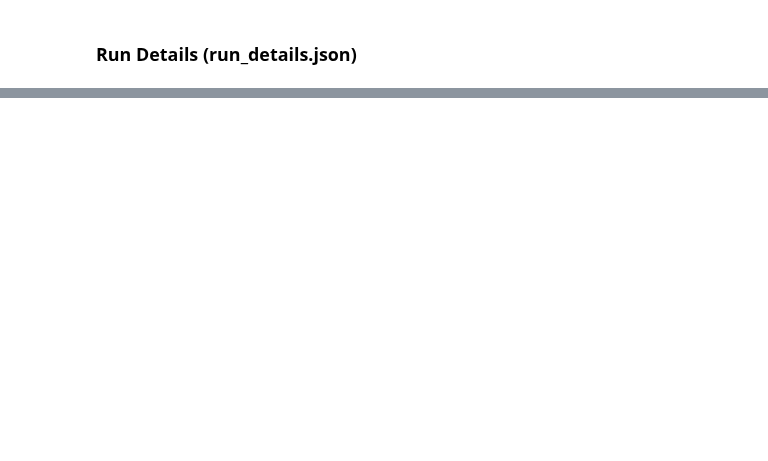
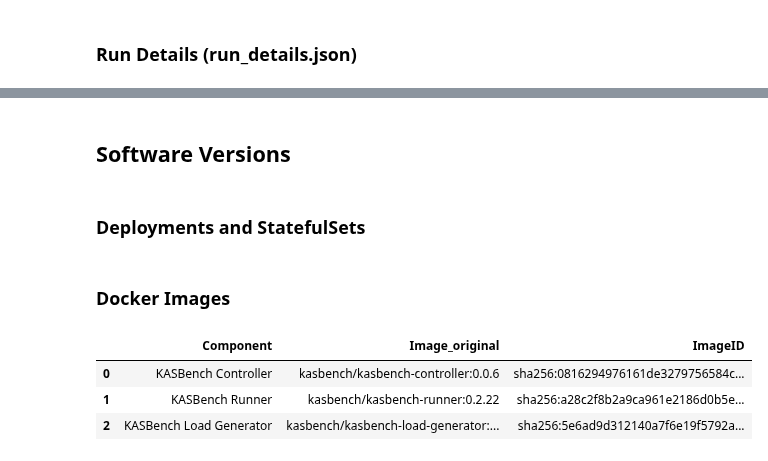
Before and after one commit to kasbench/kasbench-analysis, a Jupyter notebook: src/fdr.ipynb, the cells around one changed output, grey strips where cells are left out. Cells and saved outputs as stored; diff of their text form; code cells hidden in the pictures; blank space fills up the shorter version.

```diff
--- a/src/fdr.ipynb
+++ b/src/fdr.ipynb
@@ -182,0 +243,9 @@ metadata
+# %%
+df = pd.DataFrame(metadata).T
+metadata_table_html = df.to_html(index=False, classes="data-table",
+    border=0, header=False)
+params["metadata_table_html"] = metadata_table_html
+# %% [markdown]
+## Software Versions
+# %% [markdown]
+### Deployments and StatefulSets
@@ -182,0 +372,17 @@ metadata
+# %% [markdown]
+### Docker Images
+# %%
+benchmark_images = common.get_benchmark_images_df(s3_bucket, RUN, SAMPLE_TRIAL)
+params["benchmark_images_table_html"] = benchmark_images.to_html(
+    index=False,
+    escape=False,
+    header=True,
+    classes="data-table compact",
+    border=0
+)
+benchmark_images
+# %% [output]
+|  | Component | Image_original | ImageID |
+| 0 | KASBench Controller | kasbench/kasbench-controller:0.0.6 | sha256:0816294976161de3279756584c... |
+| 1 | KASBench Runner | kasbench/kasbench-runner:0.2.22 | sha256:a28c2f8b2a9ca961e2186d0b5e... |
+| 2 | KASBench Load Generator | kasbench/kasbench-load-generator:... | sha256:5e6ad9d312140a7f6e19f5792a... |
```
Also changed, not shown: parts of 24 cells of this notebook, 9 other files.
